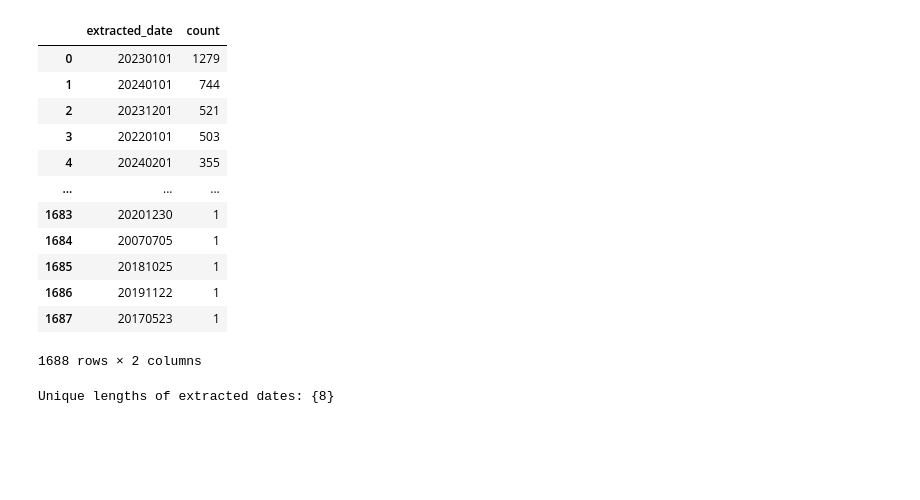
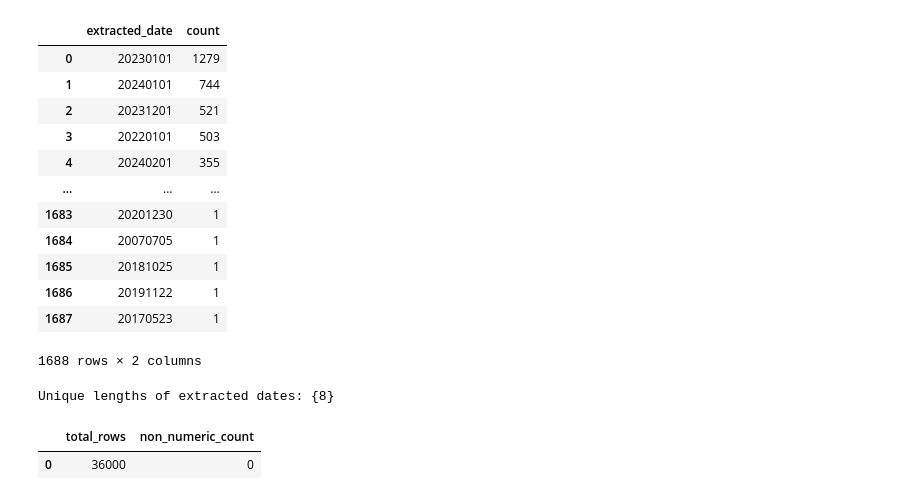
Before and after one commit to MaciejSzwedowicz/Maciej_Sz_BEP, a Jupyter notebook: notebooks/Field_Validation_SQLite.ipynb, the cells around one changed output. Saved outputs shown, nothing was run; the diff lists cells and outputs as text; code cells hidden in the pictures; blank space fills up the shorter version.

```diff
--- a/notebooks/Field_Validation_SQLite.ipynb
+++ b/notebooks/Field_Validation_SQLite.ipynb
@@ -337,3 +337,14 @@ for date in summary["extracted_date"]:
 print("Unique lengths of extracted dates:", summary_date_lenghts)
 # %% [output]
 Unique lengths of extracted dates: {8}
+# %%
+query = """
+SELECT COUNT(*) AS total_rows,
+SUM(CASE WHEN safetyreportid GLOB '*[^0-9]*' THEN 1 ELSE 0 END) AS non_numeric_count
+FROM report;
+"""
+df = pd.read_sql_query(query, conn)
+df.head()
+# %% [output]
+|  | total_rows | non_numeric_count |
+| 0 | 36000 | 0 |
```
Also changed, not shown: 2 other files.
